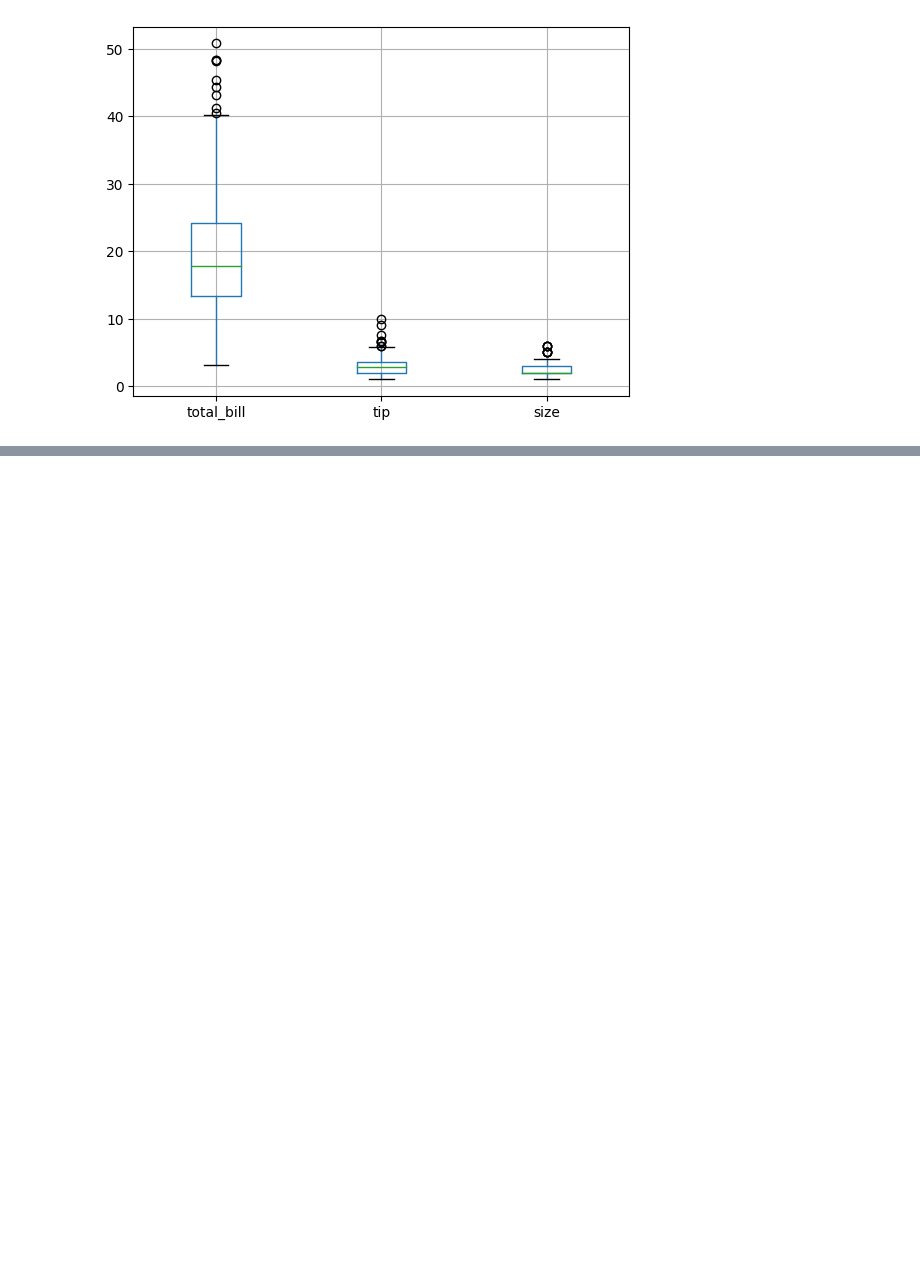
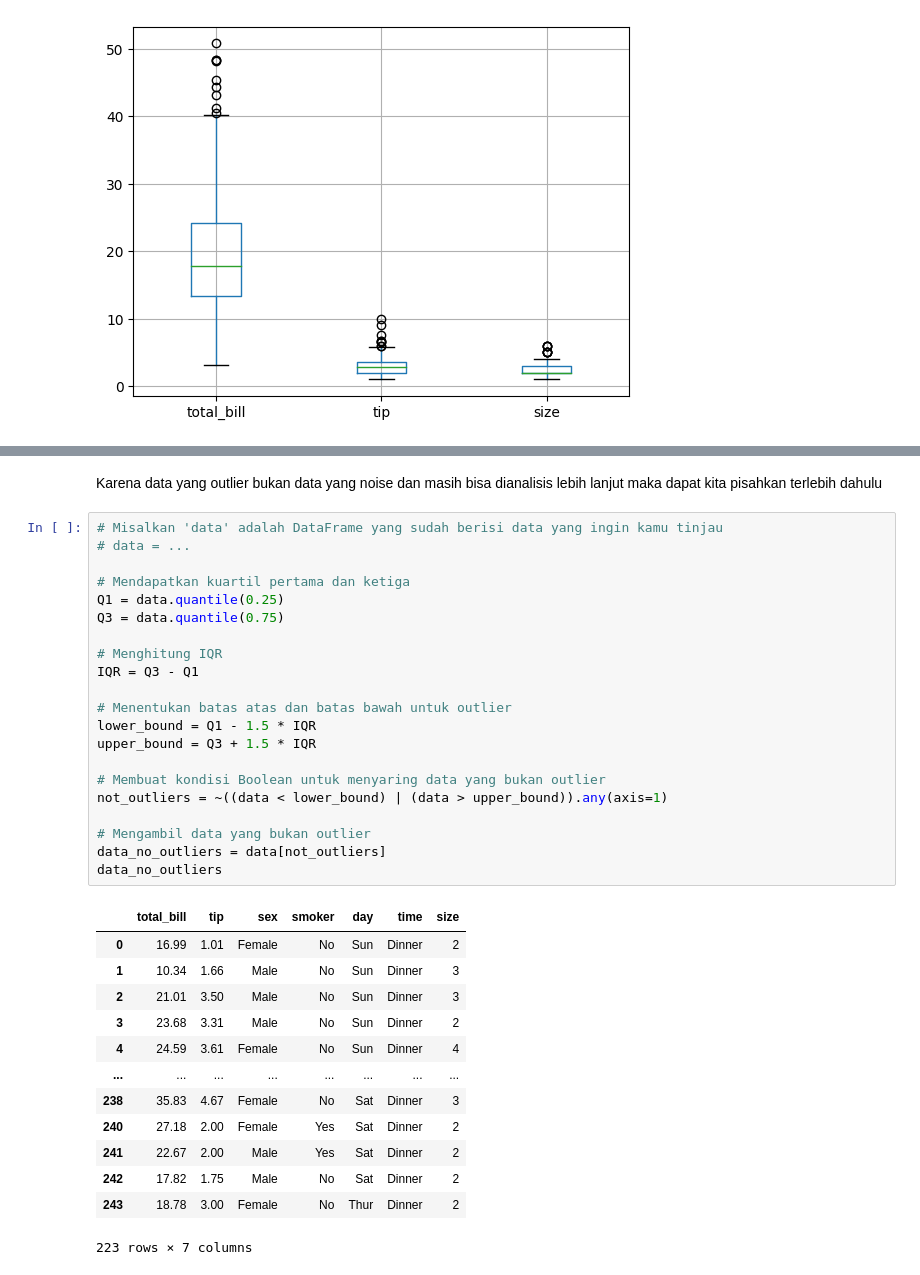
Before and after one commit to ilman79/PelatihanBNSP, a Jupyter notebook: Untitled32.ipynb, the cells around one changed output, grey strips where cells are left out. Saved outputs shown, nothing was run; the diff lists cells and outputs as text; blank space fills up the shorter version.

```diff
--- a/Untitled32.ipynb
+++ b/Untitled32.ipynb
@@ -120,0 +124,37 @@ print(outlier_data)
+# %% [markdown]
+Karena data yang outlier bukan data yang noise dan masih bisa dianalisis lebih lanjut maka dapat kita pisahkan terlebih dahulu
+# %%
+# Misalkan 'data' adalah DataFrame yang sudah berisi data yang ingin kamu tinjau
+# data = ...
+
+# Mendapatkan kuartil pertama dan ketiga
+Q1 = data.quantile(0.25)
+Q3 = data.quantile(0.75)
+
+# Menghitung IQR
+IQR = Q3 - Q1
+
+# Menentukan batas atas dan batas bawah untuk outlier
+lower_bound = Q1 - 1.5 * IQR
+upper_bound = Q3 + 1.5 * IQR
+
+# Membuat kondisi Boolean untuk menyaring data yang bukan outlier
+not_outliers = ~((data < lower_bound) | (data > upper_bound)).any(axis=1)
+
+# Mengambil data yang bukan outlier
+data_no_outliers = data[not_outliers]
+data_no_outliers
+# %% [output]
+|  | total_bill | tip | sex | smoker | day | time | size |
+| 0 | 16.99 | 1.01 | Female | No | Sun | Dinner | 2 |
+| 1 | 10.34 | 1.66 | Male | No | Sun | Dinner | 3 |
+| 2 | 21.01 | 3.50 | Male | No | Sun | Dinner | 3 |
+| 3 | 23.68 | 3.31 | Male | No | Sun | Dinner | 2 |
+| 4 | 24.59 | 3.61 | Female | No | Sun | Dinner | 4 |
+| ... | ... | ... | ... | ... | ... | ... | ... |
+| 238 | 35.83 | 4.67 | Female | No | Sat | Dinner | 3 |
+| 240 | 27.18 | 2.00 | Female | Yes | Sat | Dinner | 2 |
+| 241 | 22.67 | 2.00 | Male | Yes | Sat | Dinner | 2 |
+| 242 | 17.82 | 1.75 | Male | No | Sat | Dinner | 2 |
+| 243 | 18.78 | 3.00 | Female | No | Thur | Dinner | 2 |
+223 rows × 7 columns
```
Also changed, not shown: parts of 6 cells of this notebook.
